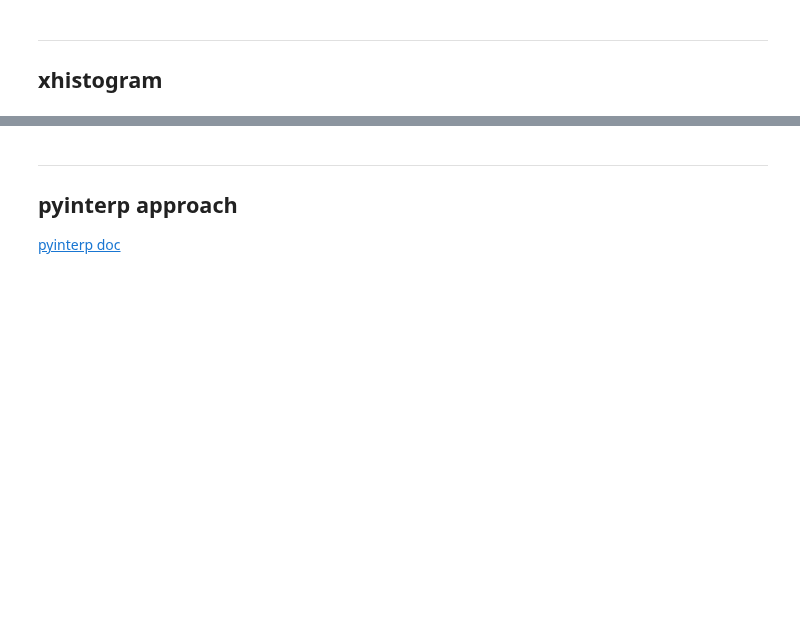
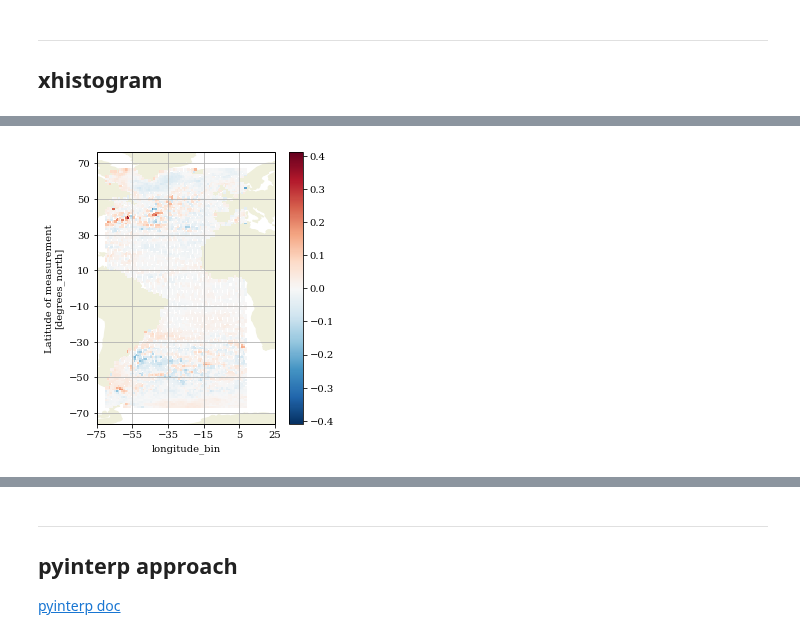
Before and after one commit to apatlpo/itide_ops, a Jupyter notebook: tipe_2019/altimetry.ipynb, the cells around one changed output, grey strips where cells are left out. Saved outputs shown, nothing was run; the diff lists cells and outputs as text; code cells hidden in the pictures; blank space fills up the shorter version.

```diff
--- a/tipe_2019/altimetry.ipynb
+++ b/tipe_2019/altimetry.ipynb
@@ -119,0 +155,4 @@ sla2_mean.plot(x='longitude_bin', y='latitude_bin')
+# %%
+plot(sla_mean)
+# %% [output]
+[figure, added]
```
Also changed, not shown: parts of 17 cells of this notebook, 1 other file.
